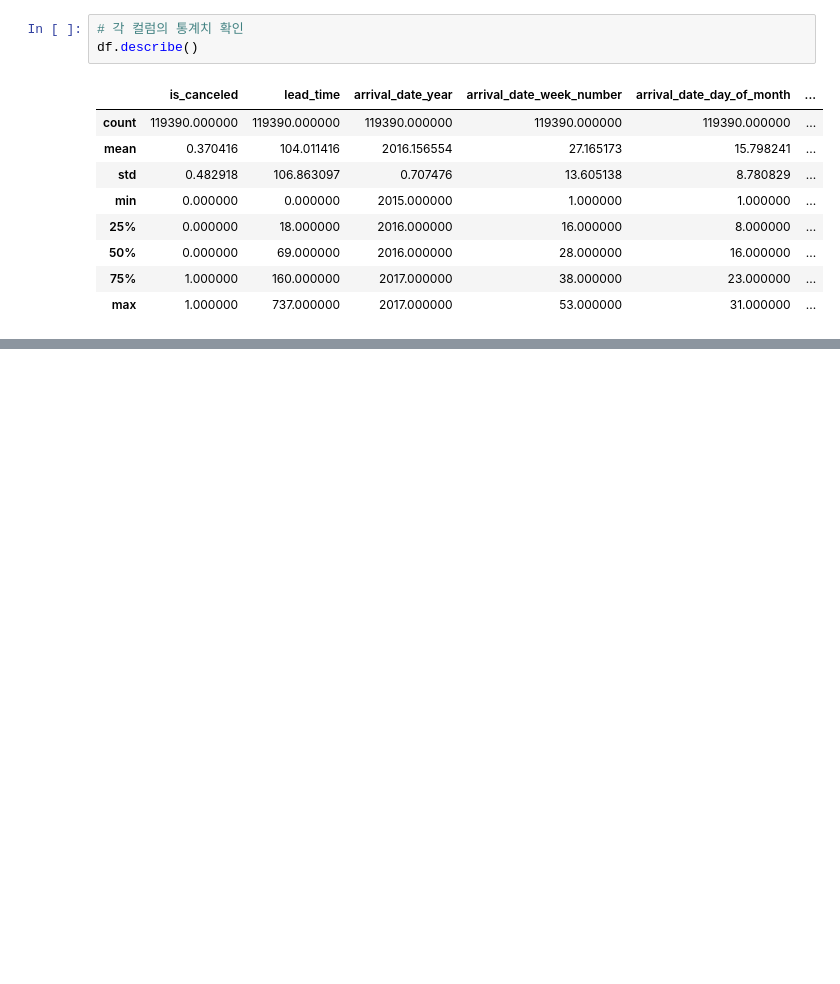
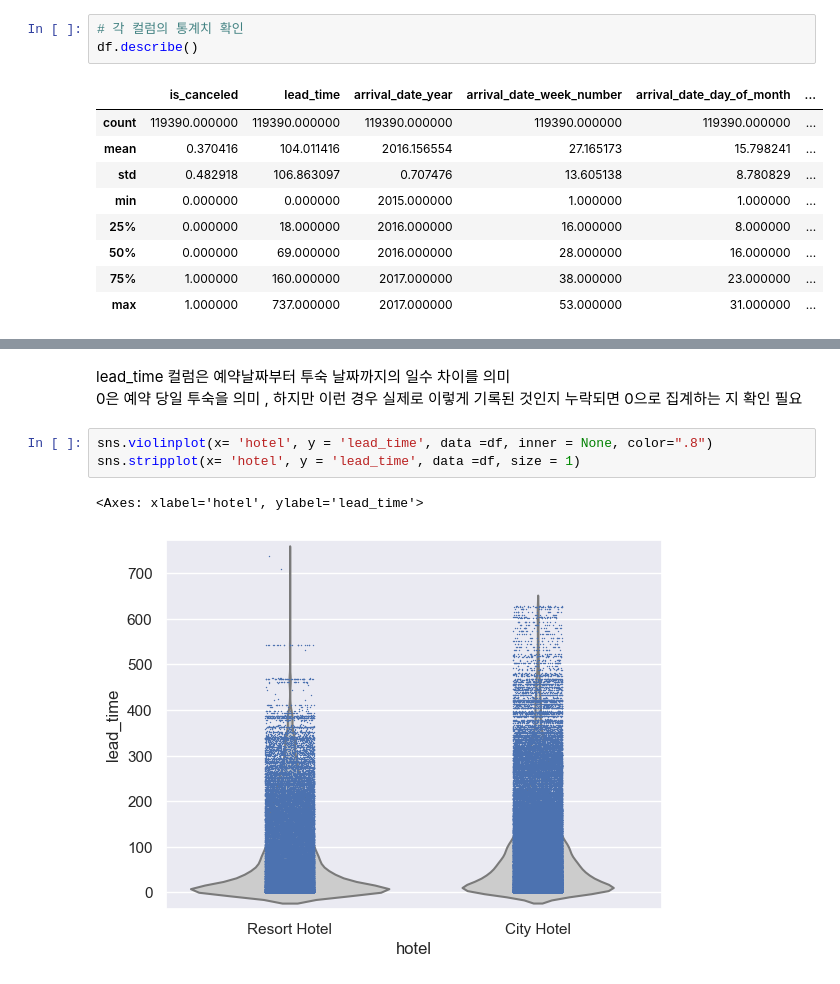
Before and after one commit to hyeming-king/data-anaylst-allthings, a Jupyter notebook: 10_chapter.ipynb, the cells around one changed output, grey strips where cells are left out. Saved outputs shown, nothing was run; the diff lists cells and outputs as text; blank space fills up the shorter version.

```diff
--- a/10_chapter.ipynb
+++ b/10_chapter.ipynb
@@ -83,0 +117,9 @@ df.describe()
+# %% [markdown]
+lead_time 컬럼은 예약날짜부터 투숙 날짜까지의 일수 차이를 의미 <br>
+0은 예약 당일 투숙을 의미 , 하지만 이런 경우 실제로 이렇게 기록된 것인지 누락되면 0으로 집계하는 지 확인 필요
+# %%
+sns.violinplot(x= 'hotel', y = 'lead_time', data =df, inner = None, color=".8")
+sns.stripplot(x= 'hotel', y = 'lead_time', data =df, size = 1)
+# %% [output]
+<Axes: xlabel='hotel', ylabel='lead_time'>
+[figure, added]
```
Also changed, not shown: parts of 5 cells of this notebook, 2 other files.
